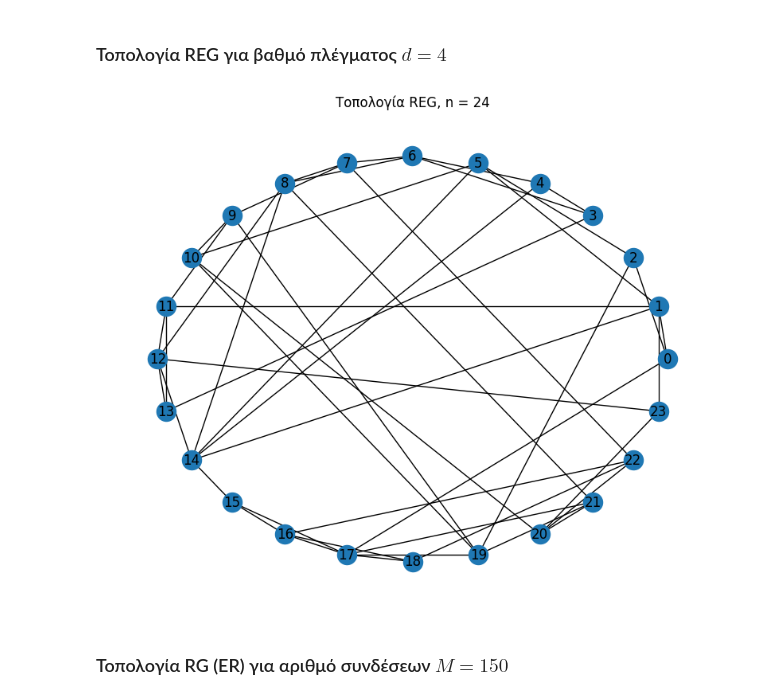
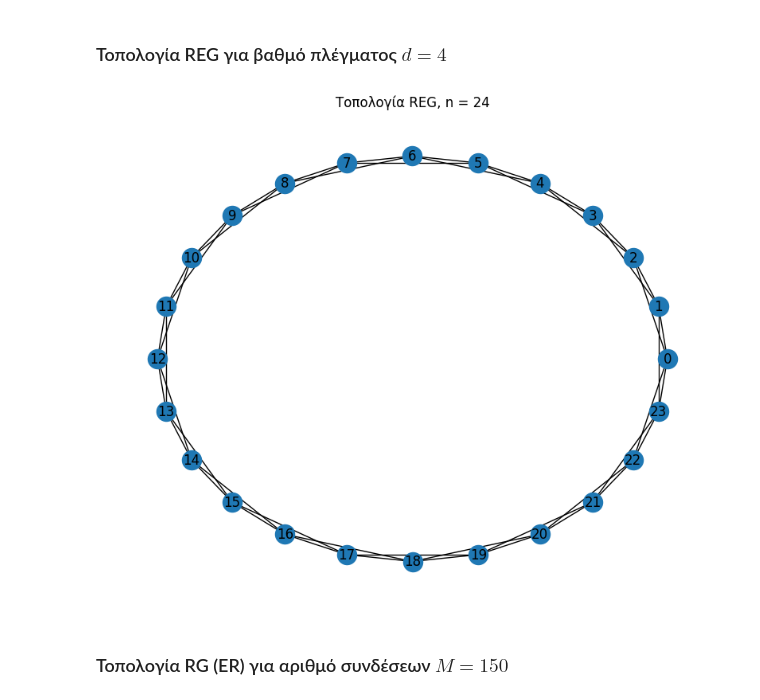
Before and after one commit to ChrisNick92/SocialNetworkAnalysis, a Jupyter notebook: project1/christosnikou_03400146.ipynb, the cells around one changed output. Drawn from its saved outputs; the diff is of its cells as text; code cells hidden in the pictures.

```diff
--- a/project1/christosnikou_03400146.ipynb
+++ b/project1/christosnikou_03400146.ipynb
@@ -101,22 +101,23 @@ import random
 # %%
 random.seed(seedno)
 x = 6
 #n=4x μέγεθος δικτύου: αντικαταστήστε το x με το τελευταίο ψηφίο του αριθμού μητρώου σας.
 # Τελευταίο ψηφίο είναι το 6.
 n = 4*x
 d=4
 # για την κατασκευή του REG χρησιμοποιήστε την watts_strogatz_graph από το networkx.
 # Επιλέξτε προσεκτικά την τιμή της παραμέτρου p.
-REG = nx.watts_strogatz_graph(n = 4*6, k = 4, p = 0.5, seed = seedno)
+REG = nx.watts_strogatz_graph(n = 4*6, k = 4, p = 0.0, seed = seedno)
+REG.graph["name"] = "REG"
 
 fig, ax = plt.subplots(figsize = (10,8))
 nx.draw_circular(REG, ax = ax, with_labels = True)
 ax.set_title(f"Τοπολογία REG, n = {n}")
 plt.show()
 
 #οπτικοποίηση: χρησιμοποιήστε την draw_circular από το networkx
 # %% [output]
-[figure, old version]
+[figure, new version]
 # %% [markdown]
 ### Τοπολογία RG (ER) για αριθμό συνδέσεων $M = 150$
 # %%
```
Also changed, not shown: parts of 19 cells of this notebook.
